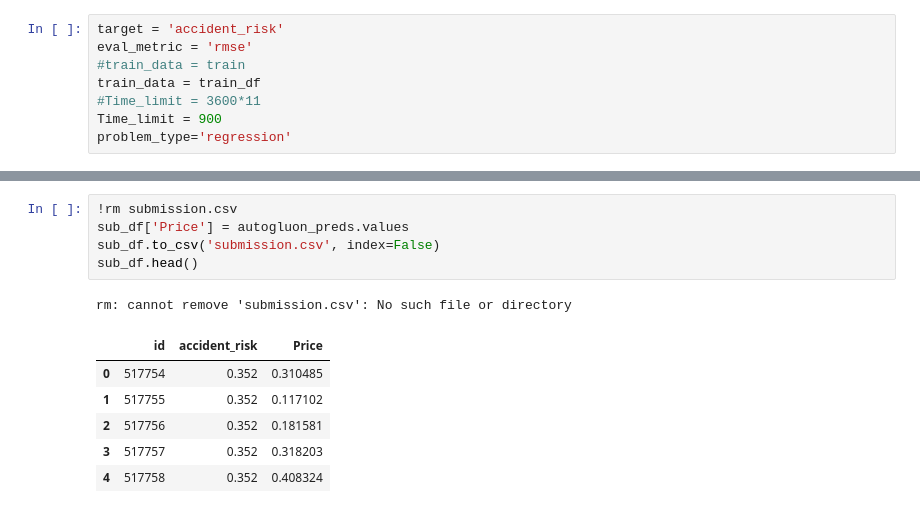
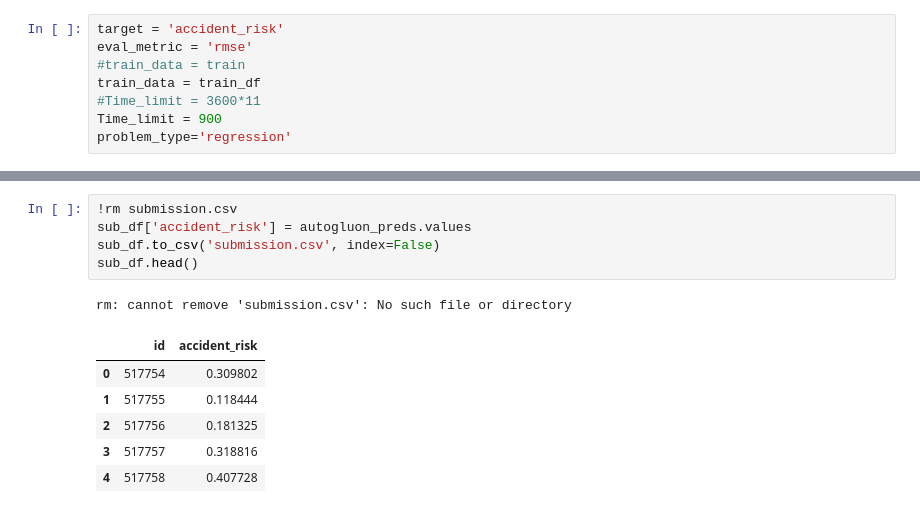
Before and after one commit to rubanzasilva/s05e10, a Jupyter notebook: autogluon-s05e10.ipynb, the cells around one changed output, grey strips where cells are left out. Saved outputs shown, nothing was run; the diff lists cells and outputs as text.

Commit message:
Kaggle Notebook | autogluon_s05e10 | Version 5

```diff
--- a/autogluon-s05e10.ipynb
+++ b/autogluon-s05e10.ipynb
@@ -168,14 +169,14 @@ id
 Name: accident_risk, Length: 172585, dtype: float32
 # %%
 !rm submission.csv
-sub_df['Price'] = autogluon_preds.values
+sub_df['accident_risk'] = autogluon_preds.values
 sub_df.to_csv('submission.csv', index=False)
 sub_df.head()
 # %% [output]
 rm: cannot remove 'submission.csv': No such file or directory
-|  | id | accident_risk | Price |
-| 0 | 517754 | 0.352 | 0.310485 |
-| 1 | 517755 | 0.352 | 0.117102 |
-| 2 | 517756 | 0.352 | 0.181581 |
-| 3 | 517757 | 0.352 | 0.318203 |
-| 4 | 517758 | 0.352 | 0.408324 |
+|  | id | accident_risk |
+| 0 | 517754 | 0.309802 |
+| 1 | 517755 | 0.118444 |
+| 2 | 517756 | 0.181325 |
+| 3 | 517757 | 0.318816 |
+| 4 | 517758 | 0.407728 |
```
Also changed, not shown: parts of 6 cells of this notebook.
